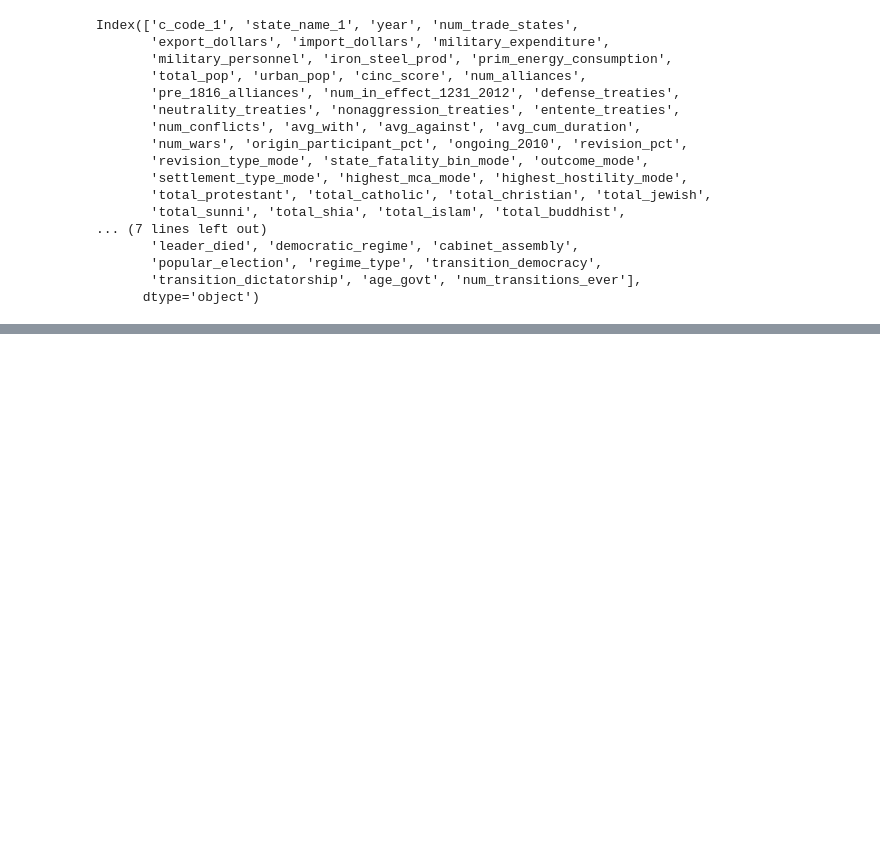
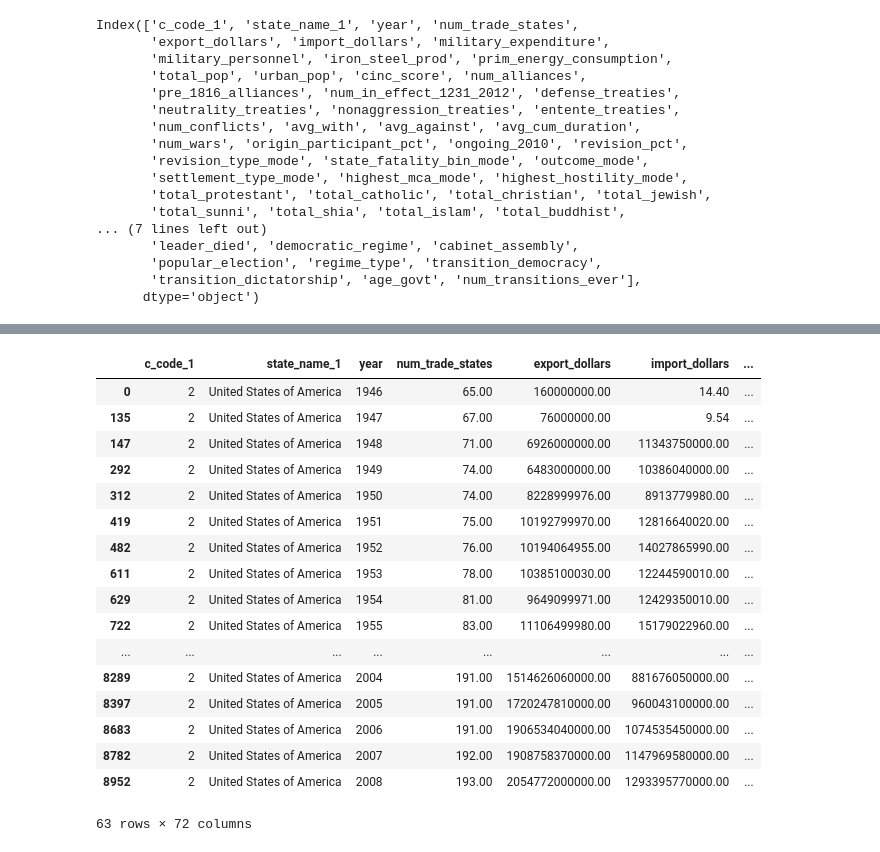
Before and after one commit to cyaris/international_armed_conflict, a Jupyter notebook: Armed Conflict Data Clean.ipynb, the cells around one changed output, grey strips where cells are left out. Cells and saved outputs as stored; diff of their text form; code cells hidden in the pictures; blank space fills up the shorter version.

```diff
--- a/Armed Conflict Data Clean.ipynb
+++ b/Armed Conflict Data Clean.ipynb
@@ -896,0 +884,21 @@ df[df['military_expenditure'].isnull()]
+# %%
+df[df['c_code_1'] == 2]
+# %% [output]
+|  | c_code_1 | state_name_1 | year | num_trade_states | export_dollars | import_dollars | ... |
+| 0 | 2 | United States of America | 1946 | 65.00 | 160000000.00 | 14.40 | ... |
+| 135 | 2 | United States of America | 1947 | 67.00 | 76000000.00 | 9.54 | ... |
+| 147 | 2 | United States of America | 1948 | 71.00 | 6926000000.00 | 11343750000.00 | ... |
+| 292 | 2 | United States of America | 1949 | 74.00 | 6483000000.00 | 10386040000.00 | ... |
+| 312 | 2 | United States of America | 1950 | 74.00 | 8228999976.00 | 8913779980.00 | ... |
+| 419 | 2 | United States of America | 1951 | 75.00 | 10192799970.00 | 12816640020.00 | ... |
+| 482 | 2 | United States of America | 1952 | 76.00 | 10194064955.00 | 14027865990.00 | ... |
+| 611 | 2 | United States of America | 1953 | 78.00 | 10385100030.00 | 12244590010.00 | ... |
+| 629 | 2 | United States of America | 1954 | 81.00 | 9649099971.00 | 12429350010.00 | ... |
+| 722 | 2 | United States of America | 1955 | 83.00 | 11106499980.00 | 15179022960.00 | ... |
+| ... | ... | ... | ... | ... | ... | ... | ... |
+| 8289 | 2 | United States of America | 2004 | 191.00 | 1514626060000.00 | 881676050000.00 | ... |
+| 8397 | 2 | United States of America | 2005 | 191.00 | 1720247810000.00 | 960043100000.00 | ... |
+| 8683 | 2 | United States of America | 2006 | 191.00 | 1906534040000.00 | 1074535450000.00 | ... |
+| 8782 | 2 | United States of America | 2007 | 192.00 | 1908758370000.00 | 1147969580000.00 | ... |
+| 8952 | 2 | United States of America | 2008 | 193.00 | 2054772000000.00 | 1293395770000.00 | ... |
+63 rows × 72 columns
```
Also changed, not shown: parts of 17 cells of this notebook, 2 other files.
